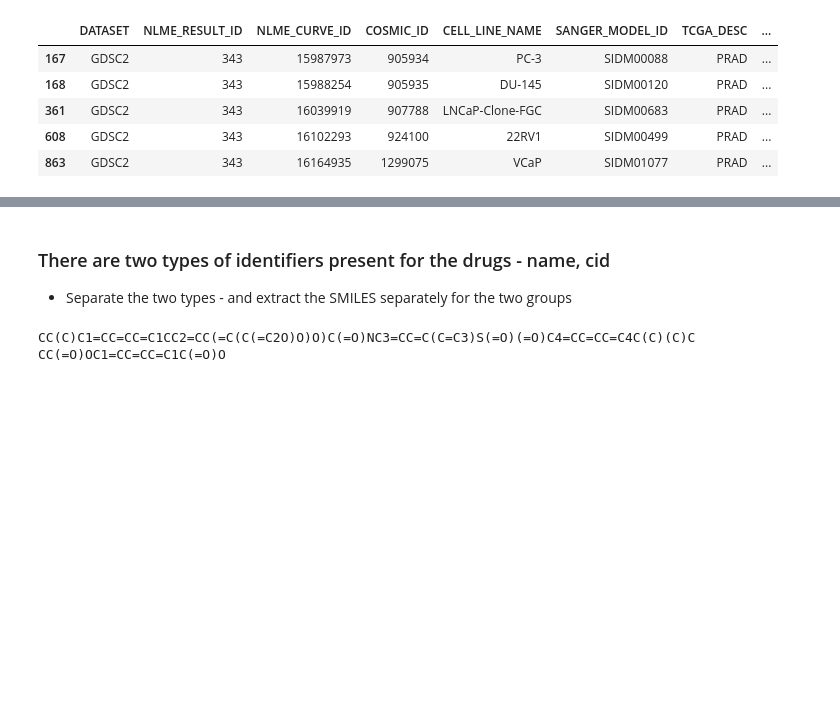
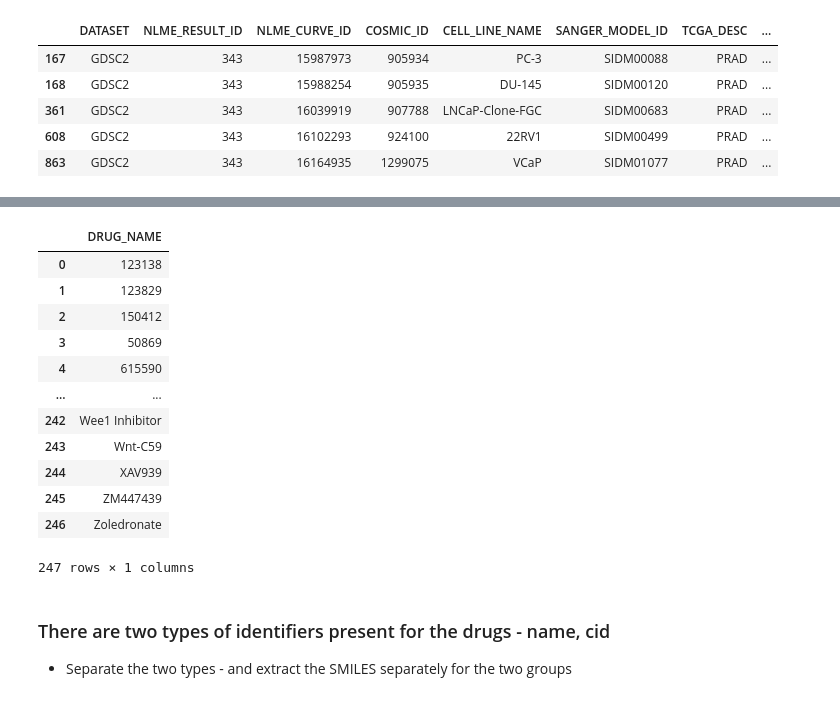
Before and after one commit to debnathk/dleps, a Jupyter notebook: code/DLEPS/reference_drug/gdsc_drugs_preprocessing.ipynb, the cells around one changed output, grey strips where cells are left out. Saved outputs shown, nothing was run; the diff lists cells and outputs as text; code cells hidden in the pictures; blank space fills up the shorter version.

```diff
--- a/code/DLEPS/reference_drug/gdsc_drugs_preprocessing.ipynb
+++ b/code/DLEPS/reference_drug/gdsc_drugs_preprocessing.ipynb
@@ -53,0 +54,17 @@ print(set(df_prad_filtered['DRUG_NAME']))
+# %%
+df_prad_filtered_drugs = pd.DataFrame({'DRUG_NAME': sorted(list(set(df_prad_filtered['DRUG_NAME'])))})
+df_prad_filtered_drugs
+# %% [output]
+|  | DRUG_NAME |
+| 0 | 123138 |
+| 1 | 123829 |
+| 2 | 150412 |
+| 3 | 50869 |
+| 4 | 615590 |
+| ... | ... |
+| 242 | Wee1 Inhibitor |
+| 243 | Wnt-C59 |
+| 244 | XAV939 |
+| 245 | ZM447439 |
+| 246 | Zoledronate |
+247 rows × 1 columns
@@ -54,11 +73,3 @@ print(set(df_prad_filtered['DRUG_NAME']))
 # %% [markdown]
 ### There are two types of identifiers present for the drugs - name, cid
 - Separate the two types - and extract the SMILES separately for the two groups
-# %%
-from pubchem import name2smiles, cid2smiles
-
-print(name2smiles('TW 37'))
-print(cid2smiles('2244'))
-# %% [output]
-CC(C)C1=CC=CC=C1CC2=CC(=C(C(=C2O)O)O)C(=O)NC3=CC=C(C=C3)S(=O)(=O)C4=CC=CC=C4C(C)(C)C
-CC(=O)OC1=CC=CC=C1C(=O)O
```
Also changed, not shown: parts of 8 cells of this notebook, 4 other files.
